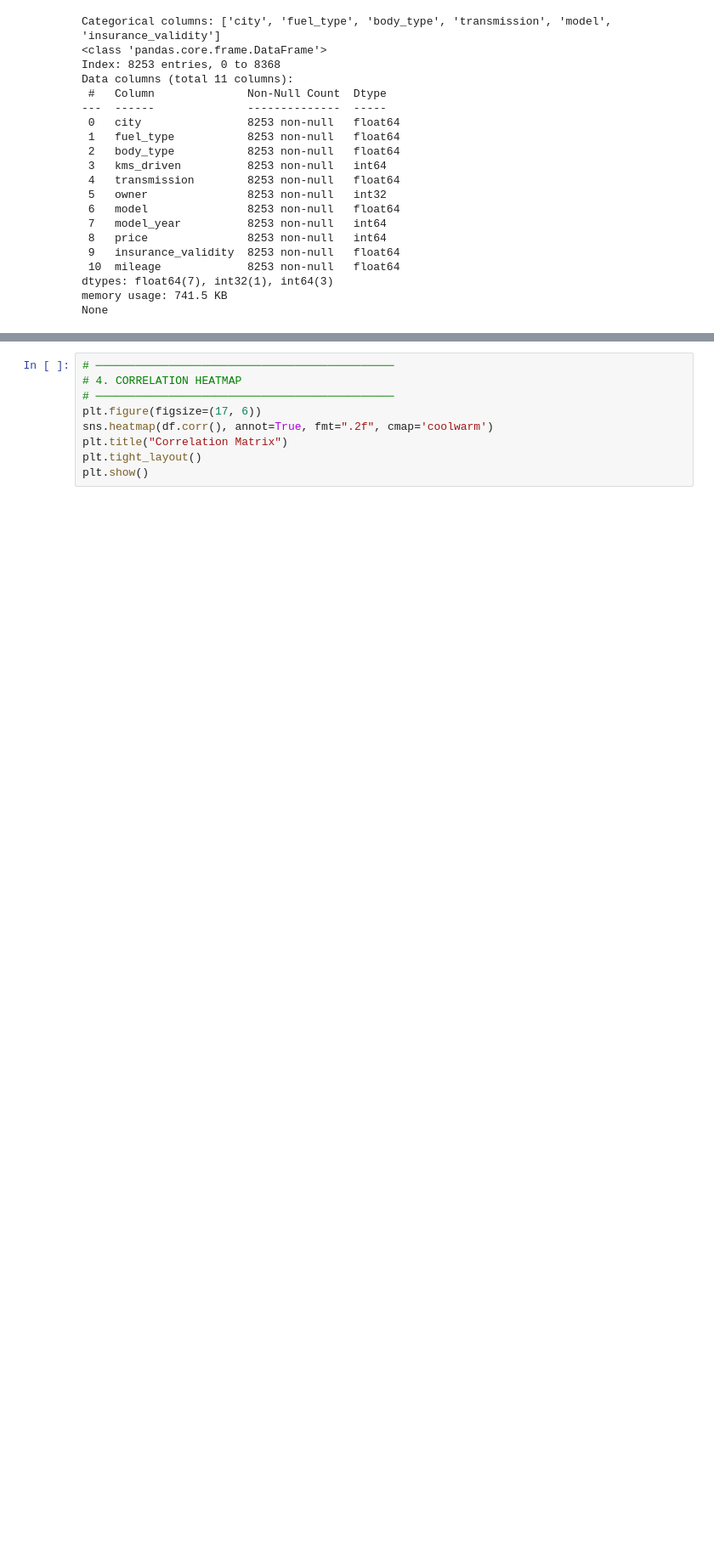
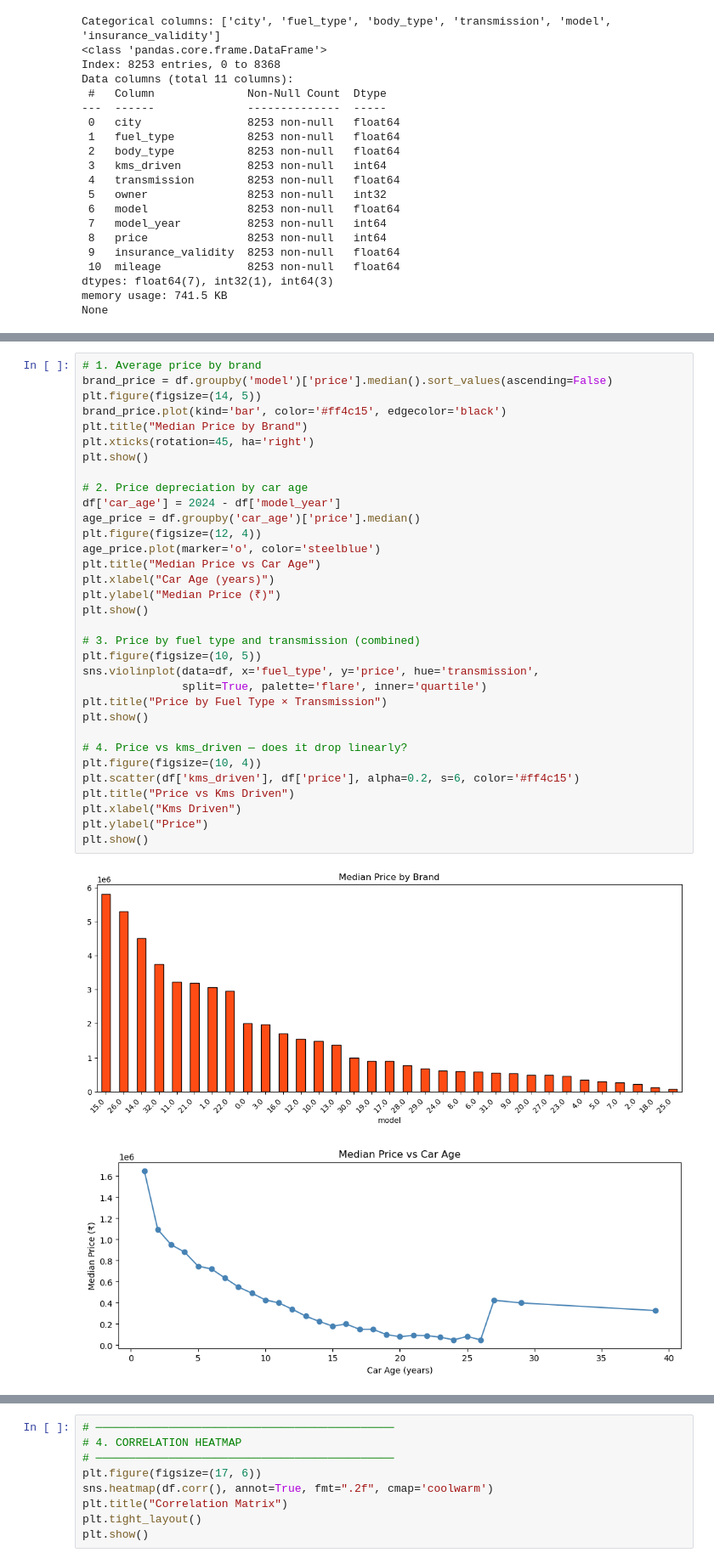
Before and after one commit to MuraliVenkat31/Assignment_3, a Jupyter notebook: Car Dekho/Price_Prediction1.ipynb, the cells around one changed output, grey strips where cells are left out. Shown at 85% size. Drawn from its saved outputs; the diff is of its cells as text; blank space fills up the shorter version.

```diff
--- a/Car Dekho/Price_Prediction1.ipynb
+++ b/Car Dekho/Price_Prediction1.ipynb
@@ -106,0 +124,36 @@ None
+# %%
+# 1. Average price by brand
+brand_price = df.groupby('model')['price'].median().sort_values(ascending=False)
+plt.figure(figsize=(14, 5))
+brand_price.plot(kind='bar', color='#ff4c15', edgecolor='black')
+plt.title("Median Price by Brand")
+plt.xticks(rotation=45, ha='right')
+plt.show()
+
+# 2. Price depreciation by car age
+df['car_age'] = 2024 - df['model_year']
+age_price = df.groupby('car_age')['price'].median()
+plt.figure(figsize=(12, 4))
+age_price.plot(marker='o', color='steelblue')
+plt.title("Median Price vs Car Age")
+plt.xlabel("Car Age (years)")
+plt.ylabel("Median Price (₹)")
+plt.show()
+
+# 3. Price by fuel type and transmission (combined)
+plt.figure(figsize=(10, 5))
+sns.violinplot(data=df, x='fuel_type', y='price', hue='transmission',
+               split=True, palette='flare', inner='quartile')
+plt.title("Price by Fuel Type × Transmission")
+plt.show()
+
+# 4. Price vs kms_driven — does it drop linearly?
+plt.figure(figsize=(10, 4))
+plt.scatter(df['kms_driven'], df['price'], alpha=0.2, s=6, color='#ff4c15')
+plt.title("Price vs Kms Driven")
+plt.xlabel("Kms Driven")
+plt.ylabel("Price")
+plt.show()
+# %% [output]
+[figure, added]
+[figure, added]
```
Also changed, not shown: parts of 5 cells of this notebook.
